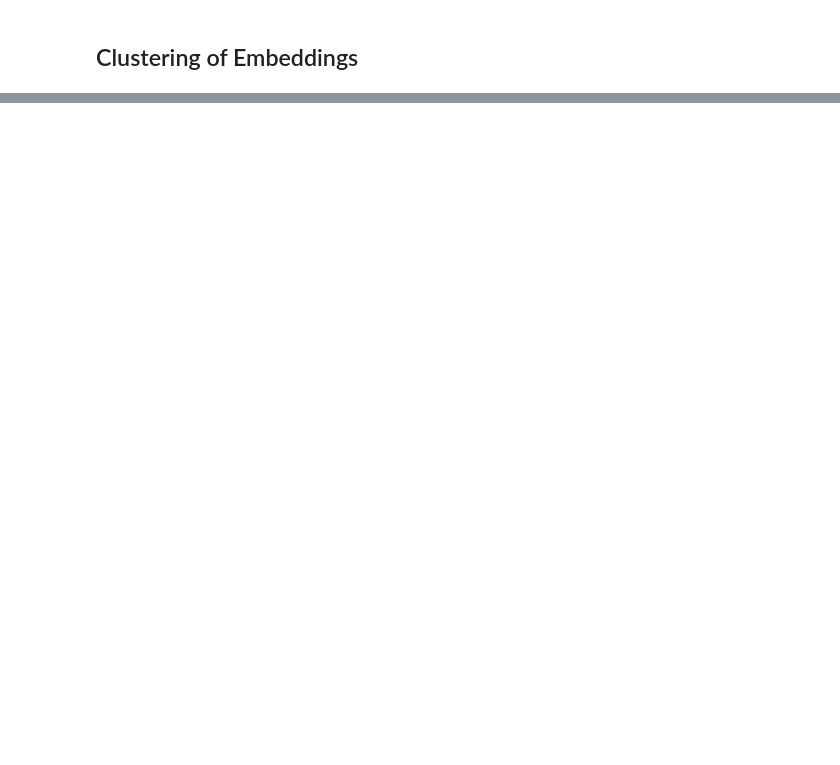
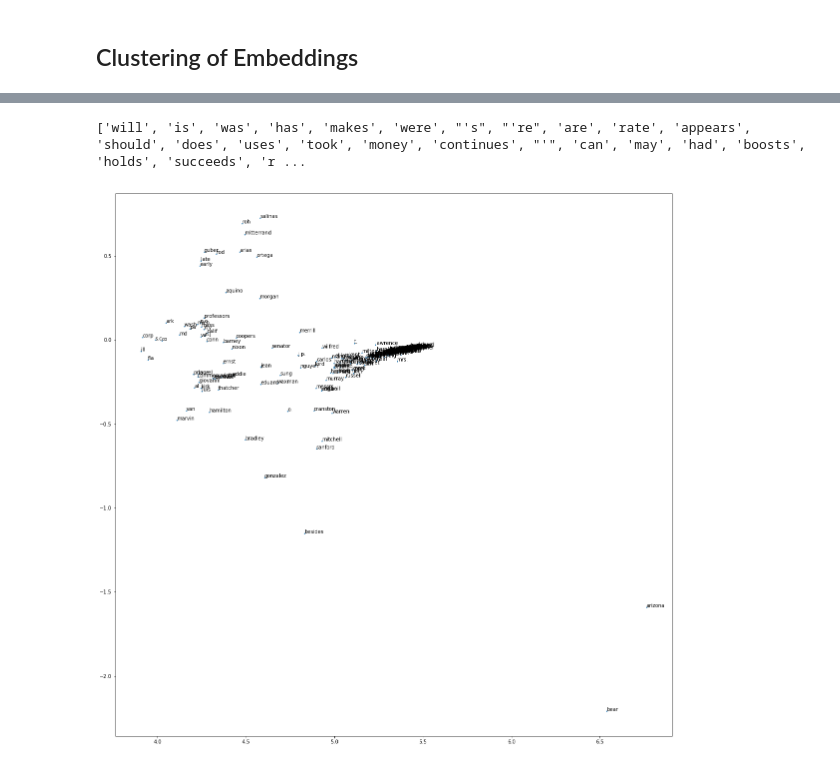
Before and after one commit to ZhuoruLin/DSGA1008_A2, a Jupyter notebook: codes/p6_exploration.ipynb, the cells around one changed output, grey strips where cells are left out. Cells and saved outputs as stored; diff of their text form; code cells hidden in the pictures; blank space fills up the shorter version.

```diff
--- a/codes/p6_exploration.ipynb
+++ b/codes/p6_exploration.ipynb
@@ -258,0 +260,22 @@ We did see some significant cluster such as cluster 4, cluster 13 cluster 19 clu
+# %%
+cluster_idx = kmeans.labels_
+cluster3_idx = np.where(cluster_idx==3)[0]
+cluster12_idx = np.where(cluster_idx==12)[0]
+# %%
+print([corpus.dictionary.idx2word[idx] for idx in cluster12_idx])
+# %% [output]
+['will', 'is', 'was', 'has', 'makes', 'were', "'s", "'re", 'are', 'rate', 'appears', 'should', 'does', 'uses', 'took', 'money', 'continues', "'", 'can', 'may', 'had', 'boosts', 'holds', 'succeeds', 'r ...
+# %%
+def zoom(rep2D,cluster_index,index_to_zoom):
+    plt.figure(figsize=(20,20))
+    specified_pos = np.where(cluster_index==index_to_zoom)[0]
+    rep2D_to_plot = rep2D[specified_pos]
+    words_to_annotate = [corpus.dictionary.idx2word[idx] for idx in specified_pos]
+    pylab.scatter(rep2D_to_plot[:,0],rep2D_to_plot[:,1],s=2)
+    for word_pos,coordinate in enumerate(rep2D_to_plot):
+        pylab.annotate(words_to_annotate[word_pos],coordinate)
+    plt.show()
+# %%
+zoom(representations2D,cluster_idx,3)
+# %% [output]
+[figure, added]
```
Also changed, not shown: parts of 7 cells of this notebook.
